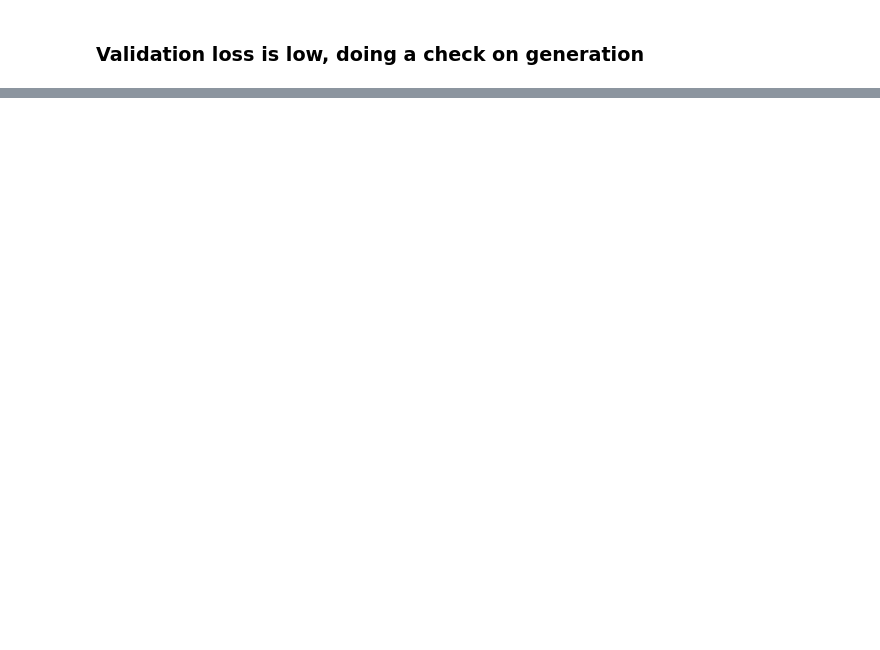
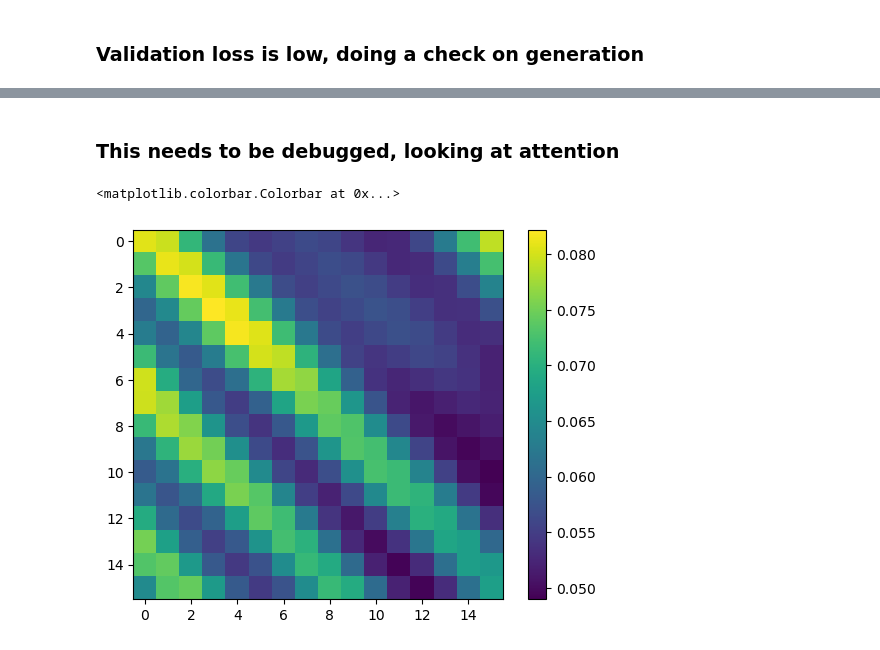
Before and after one commit to ysurs/Multimodal_llms, a Jupyter notebook: llama.ipynb, the cells around one changed output, grey strips where cells are left out. Drawn from its saved outputs; the diff is of its cells as text; code cells hidden in the pictures; blank space fills up the shorter version.

```diff
--- a/llama.ipynb
+++ b/llama.ipynb
@@ -768,0 +792,15 @@ generate(model, config=MASTER_CONFIG)
+# %% [markdown]
+### This needs to be debugged, looking at attention
+# %%
+MASTER_CONFIG.update({
+    'n_heads': 8,
+})
+layer = RoPEAttentionHead(MASTER_CONFIG)
+batch = torch.ones((MASTER_CONFIG['batch_size'], MASTER_CONFIG['context_window'], MASTER_CONFIG['d_model']))
+output, attn_weights = layer(batch, return_attn_weights=True)
+
+plt.imshow(attn_weights[0].detach().numpy(), interpolation='nearest')
+plt.colorbar()
+# %% [output]
+<matplotlib.colorbar.Colorbar at 0x...>
+[figure, added]
```
Also changed, not shown: parts of 16 cells of this notebook.
